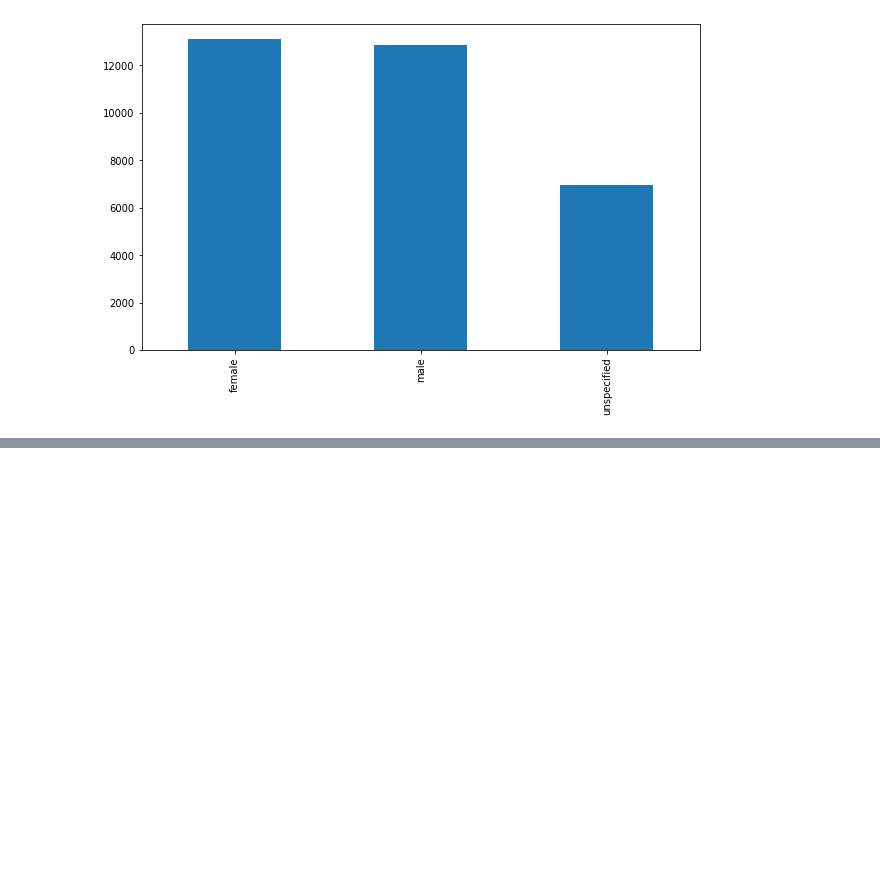
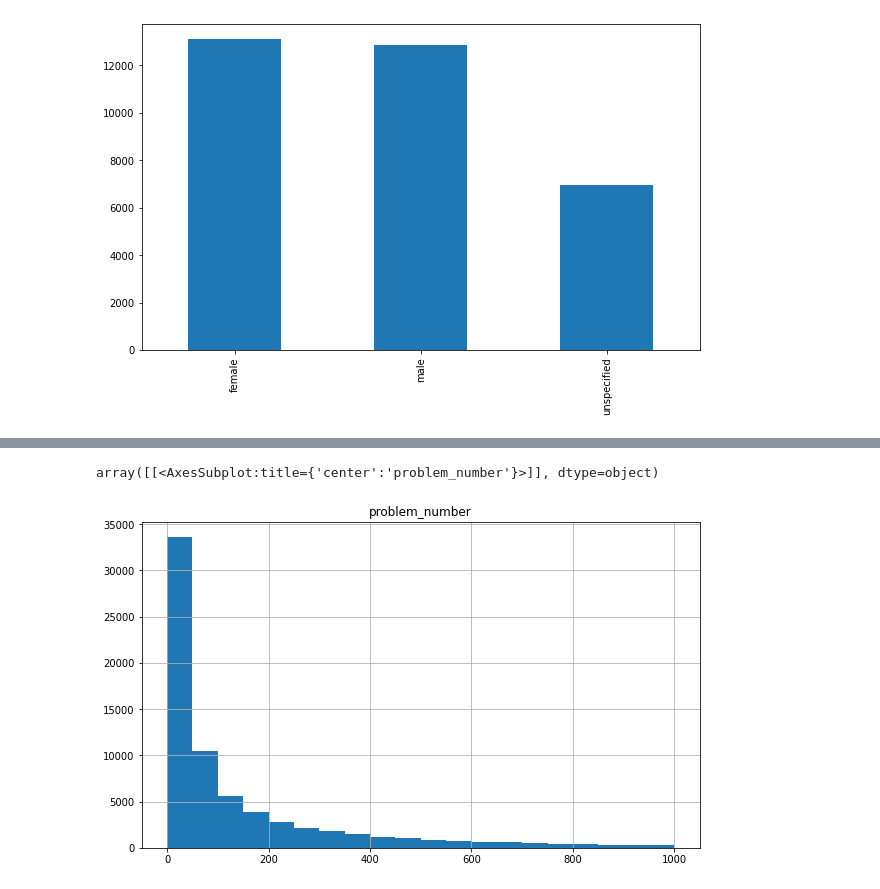
Before and after one commit to s171243/02289-Computational-tools, a Jupyter notebook: exploration.ipynb, the cells around one changed output, grey strips where cells are left out. Drawn from its saved outputs; the diff is of its cells as text; code cells hidden in the pictures; blank space fills up the shorter version.

```diff
--- a/exploration.ipynb
+++ b/exploration.ipynb
@@ -77,0 +161,5 @@ df_elem.describe()
+# %%
+merged.groupby("uuid").count()["problem_number"].reset_index().hist(range=(0, 1000), bins=20)
+# %% [output]
+array([[<AxesSubplot:title={'center':'problem_number'}>]], dtype=object)
+[figure, added]
```
Also changed, not shown: parts of 13 cells of this notebook, 3 other files.
